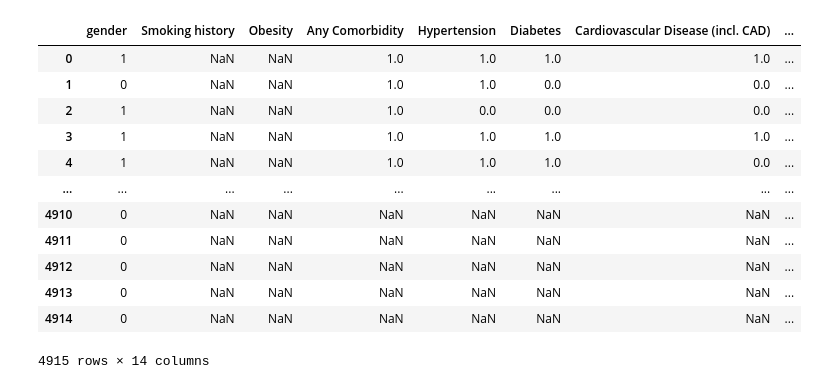
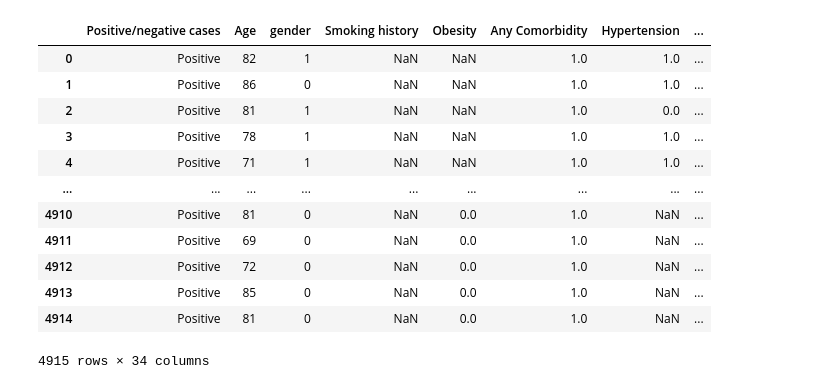
Before and after one commit to stellakk75/COVID-19RiskCalc, a Jupyter notebook: RiskFactorsML.ipynb, the cells around one changed output. Drawn from its saved outputs; the diff is of its cells as text; code cells hidden in the pictures.

```diff
--- a/RiskFactorsML.ipynb
+++ b/RiskFactorsML.ipynb
@@ -34,18 +11,18 @@ my_list
 # %%
-selected = df.iloc[:,6:]
+selected = df.iloc[:,4:]
 selected
 # %% [output]
-|  | gender | Smoking history | Obesity | Any Comorbidity | Hypertension | Diabetes | Cardiovascular Disease (incl. CAD) | ... |
-| 0 | 1 | NaN | NaN | 1.0 | 1.0 | 1.0 | 1.0 | ... |
-| 1 | 0 | NaN | NaN | 1.0 | 1.0 | 0.0 | 0.0 | ... |
-| 2 | 1 | NaN | NaN | 1.0 | 0.0 | 0.0 | 0.0 | ... |
-| 3 | 1 | NaN | NaN | 1.0 | 1.0 | 1.0 | 1.0 | ... |
-| 4 | 1 | NaN | NaN | 1.0 | 1.0 | 1.0 | 0.0 | ... |
+|  | Positive/negative cases | Age | gender | Smoking history | Obesity | Any Comorbidity | Hypertension | ... |
+| 0 | Positive | 82 | 1 | NaN | NaN | 1.0 | 1.0 | ... |
+| 1 | Positive | 86 | 0 | NaN | NaN | 1.0 | 1.0 | ... |
+| 2 | Positive | 81 | 1 | NaN | NaN | 1.0 | 0.0 | ... |
+| 3 | Positive | 78 | 1 | NaN | NaN | 1.0 | 1.0 | ... |
+| 4 | Positive | 71 | 1 | NaN | NaN | 1.0 | 1.0 | ... |
 | ... | ... | ... | ... | ... | ... | ... | ... | ... |
-| 4910 | 0 | NaN | NaN | NaN | NaN | NaN | NaN | ... |
-| 4911 | 0 | NaN | NaN | NaN | NaN | NaN | NaN | ... |
-| 4912 | 0 | NaN | NaN | NaN | NaN | NaN | NaN | ... |
-| 4913 | 0 | NaN | NaN | NaN | NaN | NaN | NaN | ... |
-| 4914 | 0 | NaN | NaN | NaN | NaN | NaN | NaN | ... |
+| 4910 | Positive | 81 | 0 | NaN | 0.0 | 1.0 | NaN | ... |
+| 4911 | Positive | 69 | 0 | NaN | 0.0 | 1.0 | NaN | ... |
+| 4912 | Positive | 72 | 0 | NaN | 0.0 | 1.0 | NaN | ... |
+| 4913 | Positive | 85 | 0 | NaN | 0.0 | 1.0 | NaN | ... |
+| 4914 | Positive | 81 | 0 | NaN | 0.0 | 1.0 | NaN | ... |
-4915 rows × 14 columns
+4915 rows × 34 columns
 # %%
```
Also changed, not shown: parts of 29 cells of this notebook, 3 other files.
